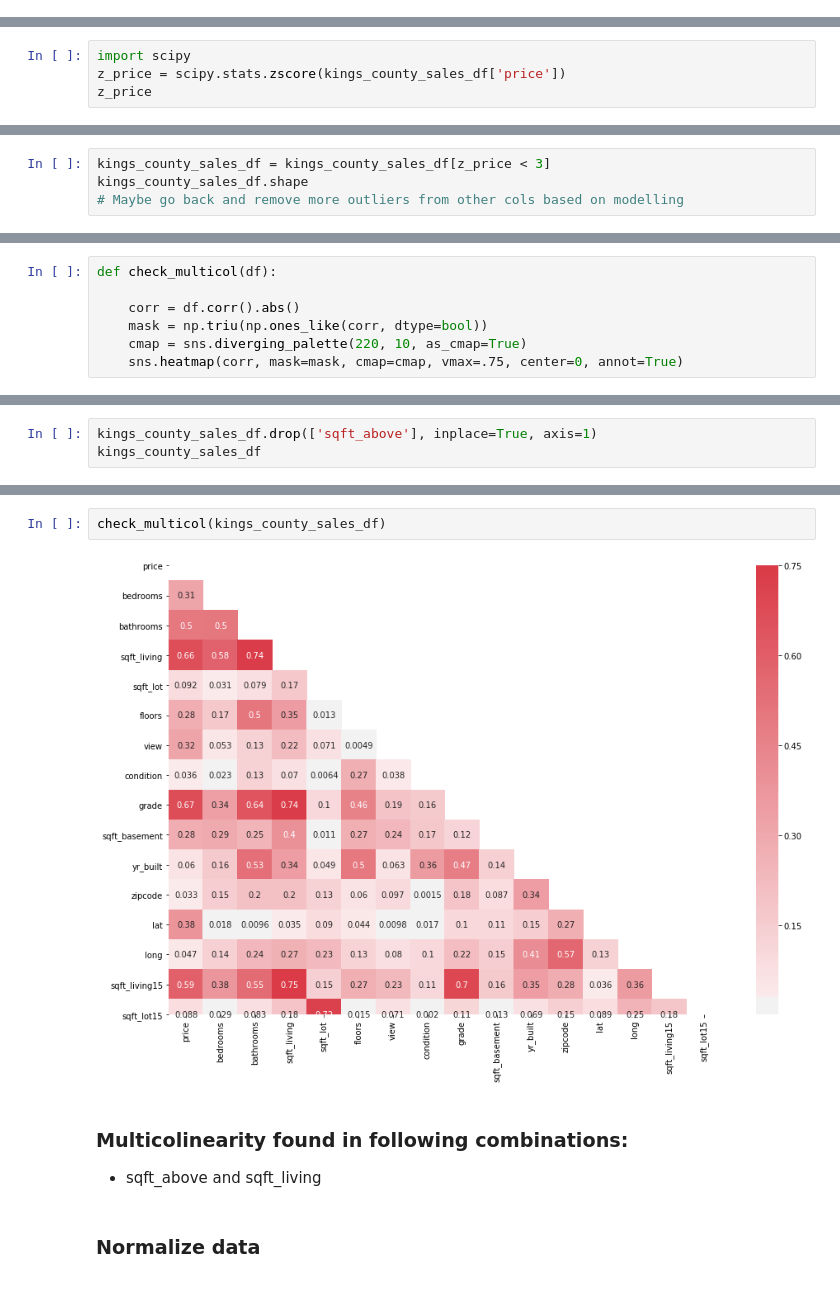
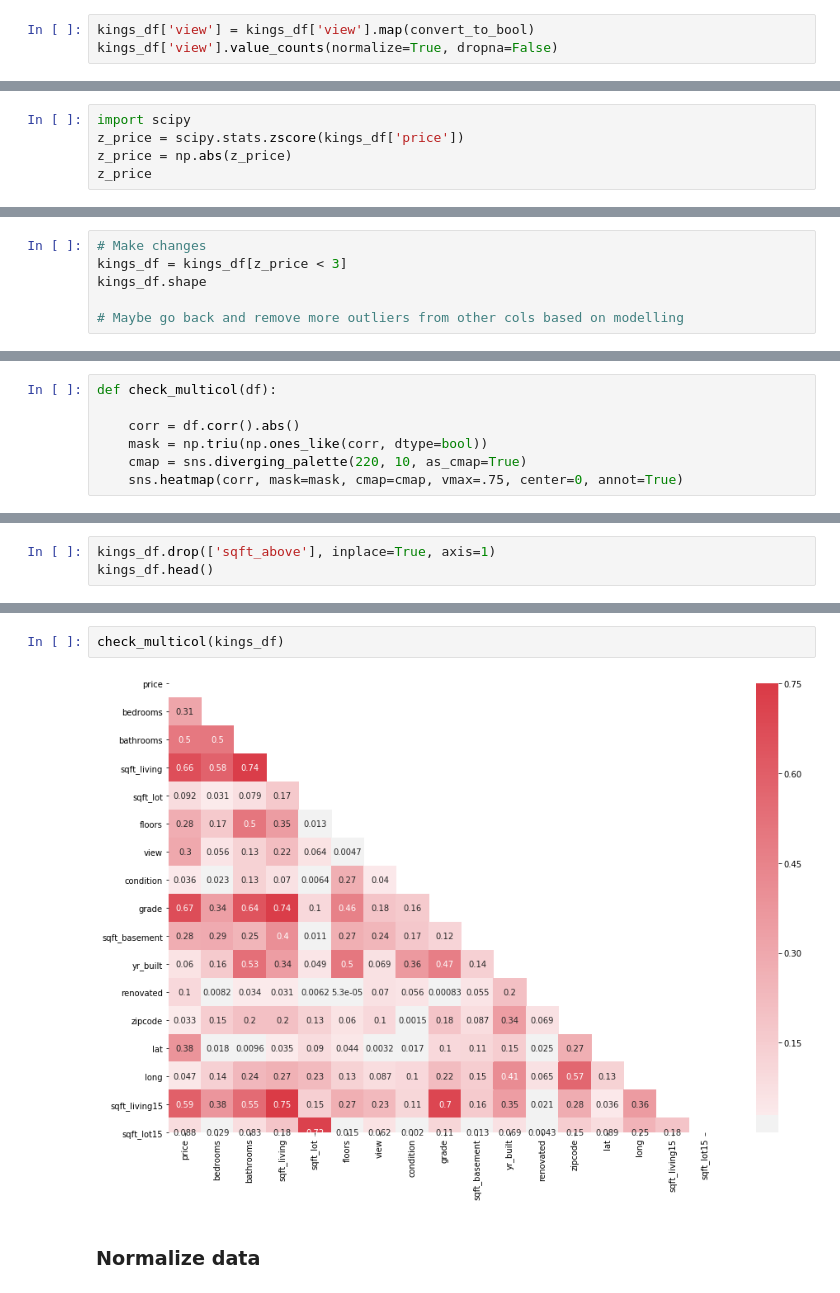
Before and after one commit to jhusney1/dsc-mod-2-project-v2-1-onl01-dtsc-ft-070620, a Jupyter notebook: student.ipynb, the cells around one changed output, grey strips where cells are left out. Cells and saved outputs as stored; diff of their text form.

```diff
--- a/student.ipynb
+++ b/student.ipynb
@@ -316,0 +368,3 @@ Name: sqft_basement, Length: 304, dtype: float64
+# %%
+kings_df['view'] = kings_df['view'].map(convert_to_bool)
+kings_df['view'].value_counts(normalize=True, dropna=False)
@@ -333,5 +393,6 @@ sns.boxplot(kings_county_sales_df[target])
 # %%
 import scipy
-z_price = scipy.stats.zscore(kings_county_sales_df['price'])
+z_price = scipy.stats.zscore(kings_df['price'])
+z_price = np.abs(z_price)
 z_price
 # %% [output]
@@ -349,7 +405,9 @@ sns.distplot(kings_county_sales_df[z_price < 3]['price'])
 <matplotlib.axes._subplots.AxesSubplot at 0x...>
 [figure]
 # %%
-kings_county_sales_df = kings_county_sales_df[z_price < 3]
-kings_county_sales_df.shape
+# Make changes
+kings_df = kings_df[z_price < 3]
+kings_df.shape
+
 # Maybe go back and remove more outliers from other cols based on modelling
 # %% [output]
@@ -366,4 +441,4 @@ def check_multicol(df):
 # %%
-kings_county_sales_df.drop(['sqft_above'], inplace=True, axis=1)
-kings_county_sales_df
+kings_df.drop(['sqft_above'], inplace=True, axis=1)
+kings_df.head()
 # %% [output]
@@ -384,10 +446,7 @@ kings_county_sales_df
 # %%
-check_multicol(kings_county_sales_df)
+check_multicol(kings_df)
 # %% [output]
-[figure, old version]
+[figure, new version]
-# %% [markdown]
-### Multicolinearity found in following combinations:
-* sqft_above and sqft_living
 # %% [markdown]
 ### Normalize data
 # %% [markdown]
```
Also changed, not shown: parts of 66 cells of this notebook.
